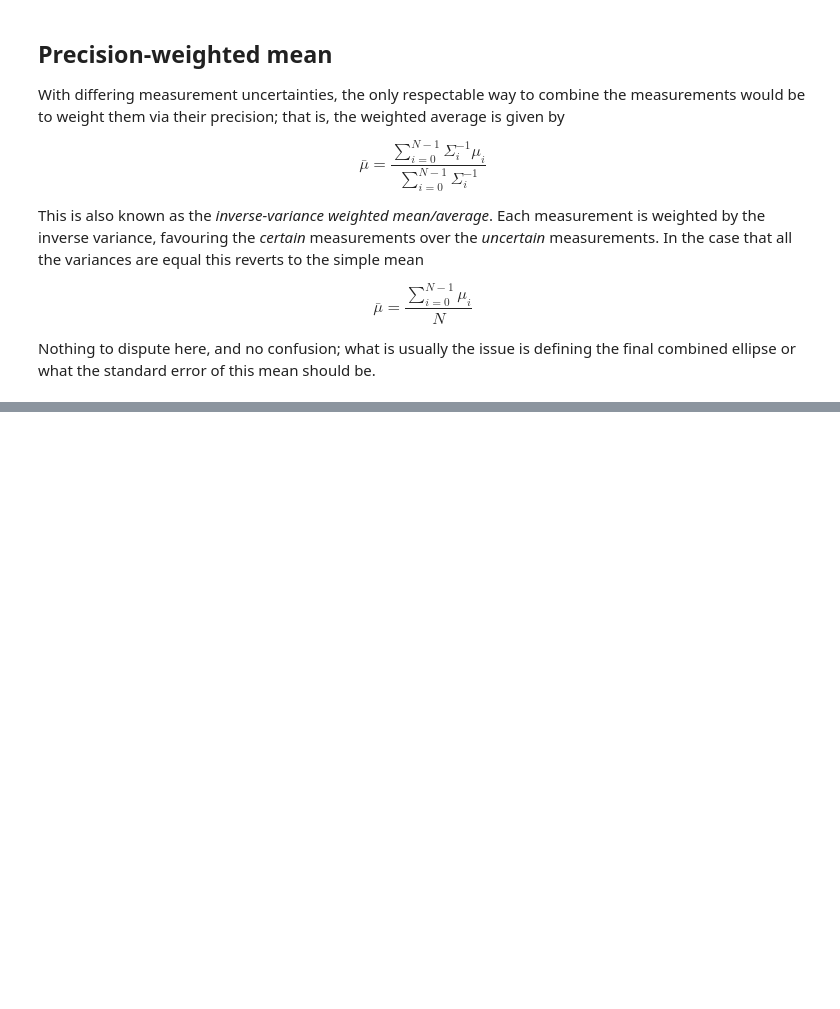
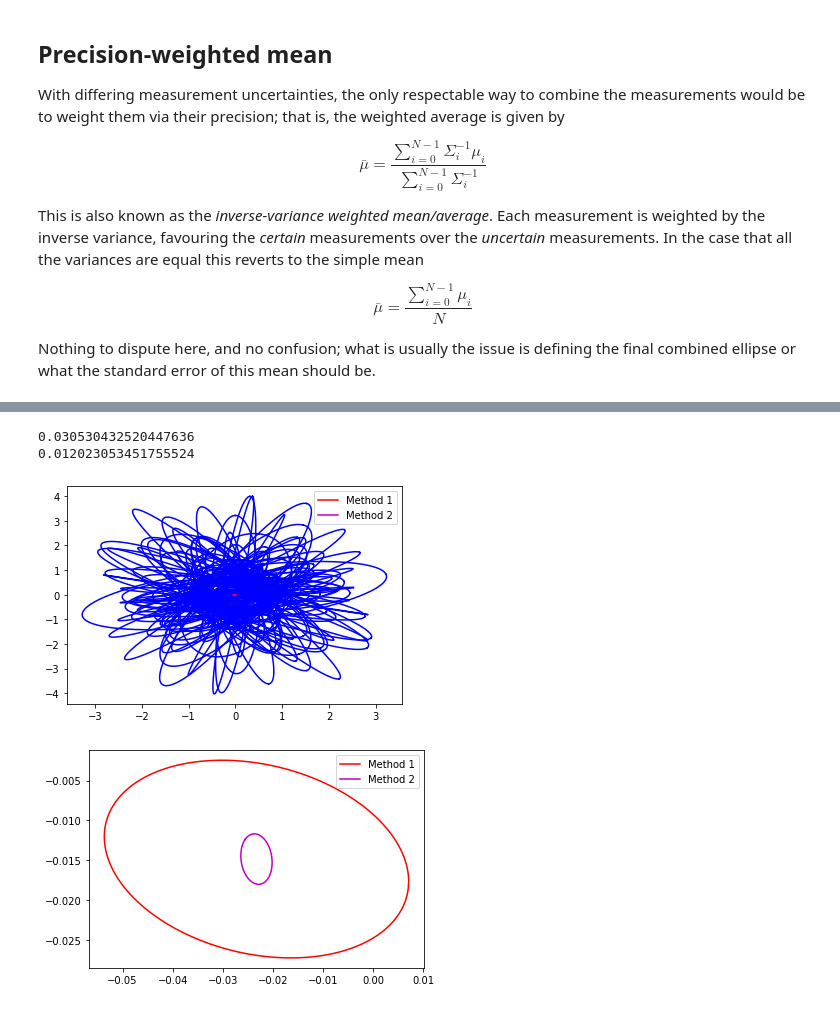
Before and after one commit to icyveins7/pydsproutines, a Jupyter notebook: EllipticalDistributionsAndCombinations.ipynb, the cells around one changed output, grey strips where cells are left out. Saved outputs shown, nothing was run; the diff lists cells and outputs as text; code cells hidden in the pictures; blank space fills up the shorter version.

```diff
--- a/EllipticalDistributionsAndCombinations.ipynb
+++ b/EllipticalDistributionsAndCombinations.ipynb
@@ -222,0 +373,34 @@ The first method  of computing the standard error is to simply combine the indiv
+# %%
+mu_sigma = 0.02
+
+ellipse_x = np.random.normal(ref_mu[0], mu_sigma, num_ellipse)
+ellipse_y = np.random.normal(ref_mu[1], mu_sigma, num_ellipse)
+ellipse_xy = np.vstack((ellipse_x,ellipse_y)).T.reshape(num_ellipse,2,1)
+ellipse_mu = ellipse_xy.reshape(num_ellipse,2,1)
+
+for n in np.arange(num_ellipse):
+    maj0, min0, ang0, x0, y0 = plotEllipse(ellipse_mu[n], ellipse_cov[n], n_sigma)
+    plt.plot(x0,y0,'b')
+
+mu_weightedMean_Davis, cov_Davis = averageEllipses_Davis(ellipse_mu, ellipse_cov)
+mu_weightedMean_Berkeley, cov_Berkeley = averageEllipses_Berkeley(ellipse_mu, ellipse_cov)
+
+major_Davis, minor_Davis, angle_Davis, xDavis, yDavis = plotEllipse(mu_weightedMean_Davis, cov_Davis, n_sigma)
+major_Berkeley, minor_Berkeley, angle_Berkeley, xBerk, yBerk  = plotEllipse(mu_weightedMean_Berkeley, cov_Berkeley, n_sigma)
+
+plt.plot(xDavis,yDavis,'r',label='Method 1')
+plt.plot(xBerk,yBerk,'m',label='Method 2')
+plt.legend()
+
+plt.figure()
+plt.plot(xDavis,yDavis,'r',label='Method 1')
+plt.plot(xBerk,yBerk,'m',label='Method 2')
+plt.legend()
+
+print(major_Davis)
+print(minor_Davis)
+# %% [output]
+0.030530432520447636
+0.012023053451755524
+[figure, added]
+[figure, added]
```
Also changed, not shown: parts of 13 cells of this notebook.
